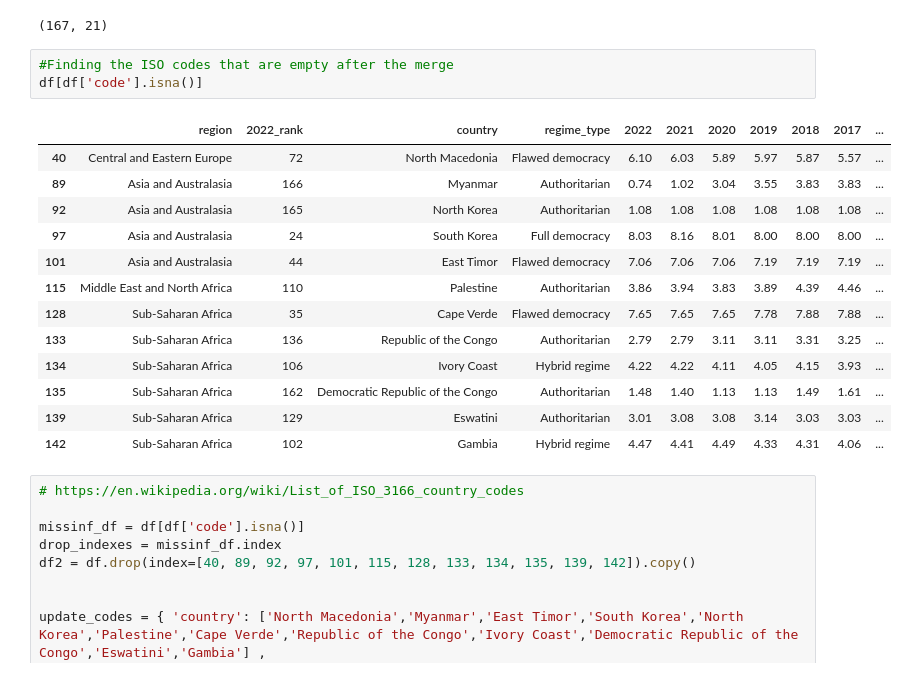
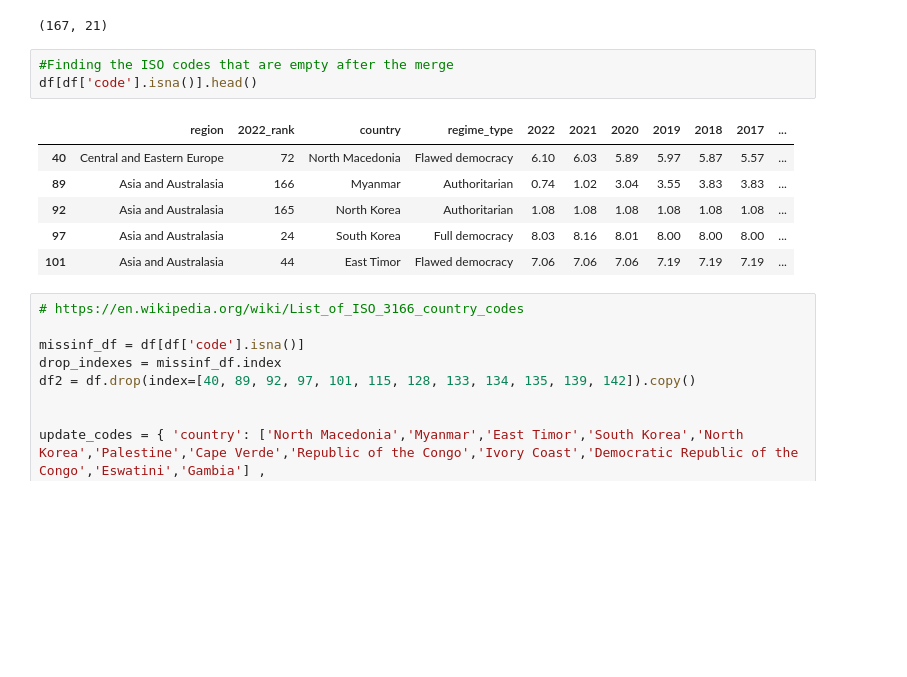
Before and after one commit to samroska/women-in-gov, a Jupyter notebook: data_visualizations.ipynb, the cells around one changed output. Cells and saved outputs as stored; diff of their text form; blank space fills up the shorter version.

```diff
--- a/data_visualizations.ipynb
+++ b/data_visualizations.ipynb
@@ -111,21 +111,14 @@ df.shape
 (167, 21)
 # %%
 #Finding the ISO codes that are empty after the merge
-df[df['code'].isna()]
+df[df['code'].isna()].head()
 # %% [output]
 |  | region | 2022_rank | country | regime_type | 2022 | 2021 | 2020 | 2019 | 2018 | 2017 | ... |
 | 40 | Central and Eastern Europe | 72 | North Macedonia | Flawed democracy | 6.10 | 6.03 | 5.89 | 5.97 | 5.87 | 5.57 | ... |
 | 89 | Asia and Australasia | 166 | Myanmar | Authoritarian | 0.74 | 1.02 | 3.04 | 3.55 | 3.83 | 3.83 | ... |
 | 92 | Asia and Australasia | 165 | North Korea | Authoritarian | 1.08 | 1.08 | 1.08 | 1.08 | 1.08 | 1.08 | ... |
 | 97 | Asia and Australasia | 24 | South Korea | Full democracy | 8.03 | 8.16 | 8.01 | 8.00 | 8.00 | 8.00 | ... |
 | 101 | Asia and Australasia | 44 | East Timor | Flawed democracy | 7.06 | 7.06 | 7.06 | 7.19 | 7.19 | 7.19 | ... |
-| 115 | Middle East and North Africa | 110 | Palestine | Authoritarian | 3.86 | 3.94 | 3.83 | 3.89 | 4.39 | 4.46 | ... |
-| 128 | Sub-Saharan Africa | 35 | Cape Verde | Flawed democracy | 7.65 | 7.65 | 7.65 | 7.78 | 7.88 | 7.88 | ... |
-| 133 | Sub-Saharan Africa | 136 | Republic of the Congo | Authoritarian | 2.79 | 2.79 | 3.11 | 3.11 | 3.31 | 3.25 | ... |
-| 134 | Sub-Saharan Africa | 106 | Ivory Coast | Hybrid regime | 4.22 | 4.22 | 4.11 | 4.05 | 4.15 | 3.93 | ... |
-| 135 | Sub-Saharan Africa | 162 | Democratic Republic of the Congo | Authoritarian | 1.48 | 1.40 | 1.13 | 1.13 | 1.49 | 1.61 | ... |
-| 139 | Sub-Saharan Africa | 129 | Eswatini | Authoritarian | 3.01 | 3.08 | 3.08 | 3.14 | 3.03 | 3.03 | ... |
-| 142 | Sub-Saharan Africa | 102 | Gambia | Hybrid regime | 4.47 | 4.41 | 4.49 | 4.33 | 4.31 | 4.06 | ... |
 # %%
 # https://en.wikipedia.org/wiki/List_of_ISO_3166_country_codes
 
```
Also changed, not shown: parts of 1 cell of this notebook, 4 other files.
